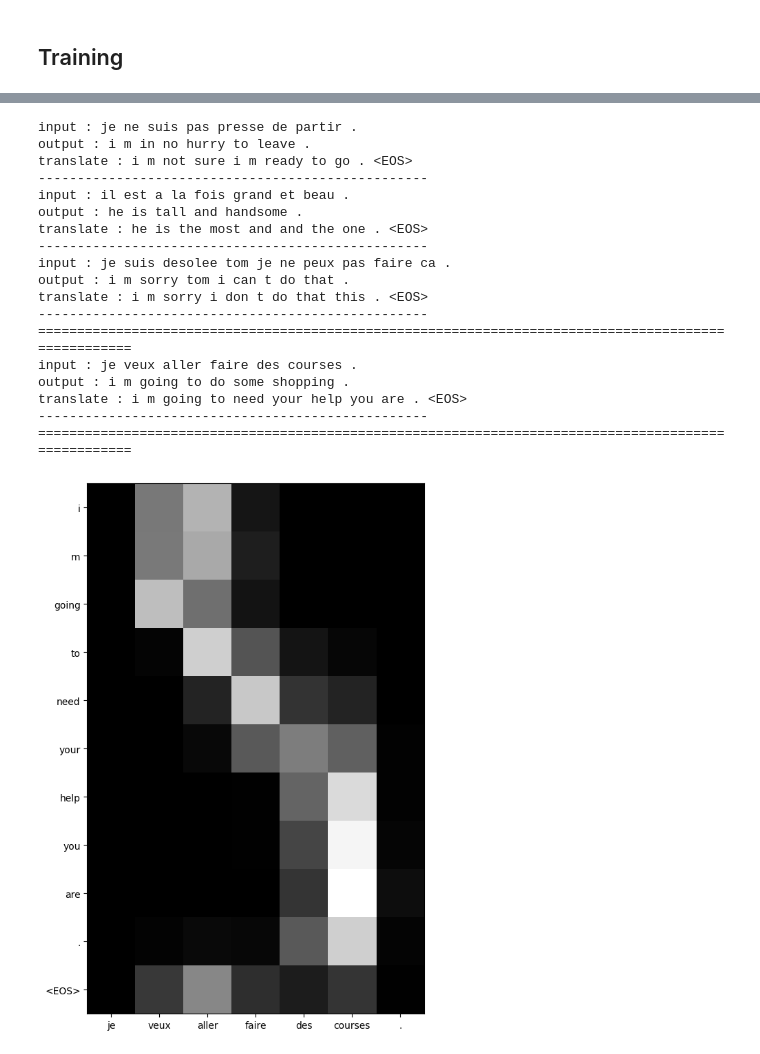
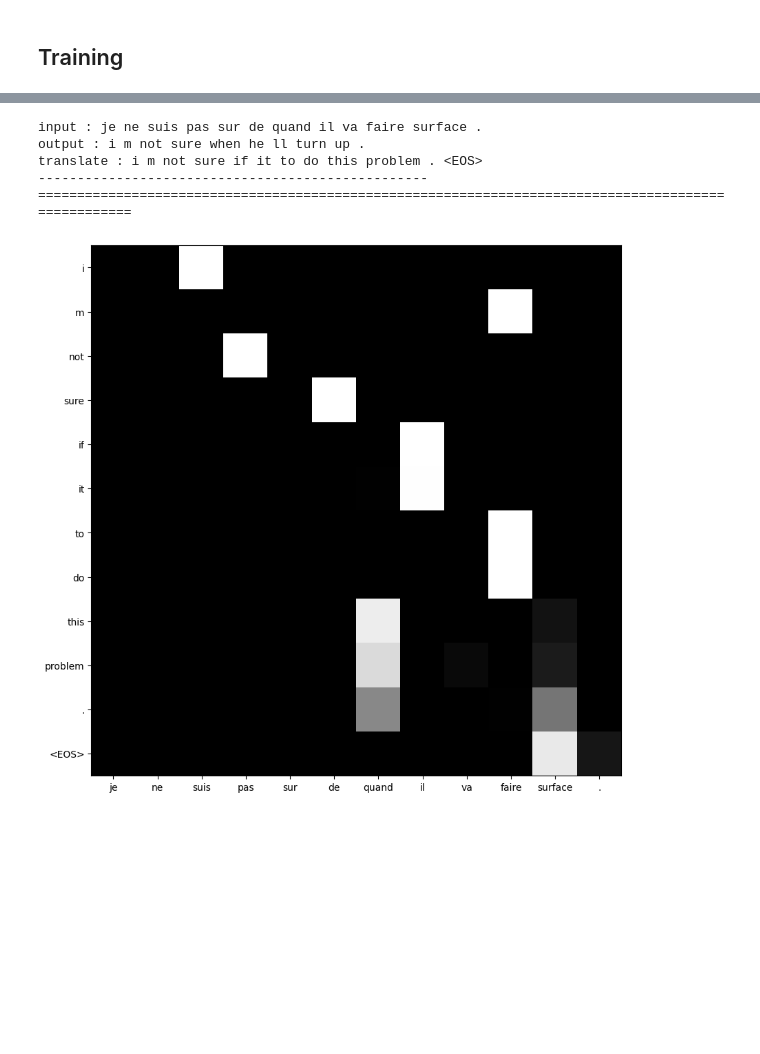
Before and after one commit to taimoon/deep-learning-note, a Jupyter notebook: SEQ2SEQ.ipynb, the cells around one changed output, grey strips where cells are left out. Cells and saved outputs as stored; diff of their text form; code cells hidden in the pictures; blank space fills up the shorter version.

```diff
--- a/SEQ2SEQ.ipynb
+++ b/SEQ2SEQ.ipynb
@@ -447,11 +541,9 @@ print(p)
 3424926
 # %%
 def init(enc_ctor,dec_ctor,model_checkpoint_pth):
-    hidden_size = 216
-    # hidden_size += 16
     max_lr = 0.1
-    encoder = enc_ctor(input_lang.n_words, hidden_size,1).to(device)
-    decoder = dec_ctor(hidden_size, output_lang.n_words,1).to(device)
+    encoder = enc_ctor().to(device)
+    decoder = dec_ctor().to(device)
     optimizer = optim.SGD(list(encoder.parameters()) + list(decoder.parameters()), lr=max_lr)
     init_checkpoint = {
         'device'            : device,
@@ -466,10 +558,7 @@ def init(enc_ctor,dec_ctor,model_checkpoint_pth):
     }
     torch.save(init_checkpoint,model_checkpoint_pth)
 
-def load(enc_ctor,dec_ctor,model_checkpoint_pth,force_init=False):
-    from os import path
-    if not path.exists(model_checkpoint_pth) or force_init:
-        init(enc_ctor,dec_ctor,model_checkpoint_pth)
+def load(enc_ctor,dec_ctor,model_checkpoint_pth):
     checkpoint = torch.load(model_checkpoint_pth,map_location=device)
 
     encoder = enc_ctor(**checkpoint['encoder kwargs']).to(device)
@@ -503,7 +592,13 @@ criterion = nn.CrossEntropyLoss()
 train_size = sum(len(dataset.dataset) for dataset in train_datasets)
 test_size = sum(len(dataset.dataset) for dataset in test_datasets)
 model_checkpoint_pth = 'model_checkpoint/seq2seq_RNN_bahdanau_small.pth'
-encoder,decoder,optimizer,train_loss_hist,test_loss_hist = load(Encoder_RNN,Bahdanau_Decoder,model_checkpoint_pth,False)
+# model_checkpoint_pth = 'model_checkpoint/seq2seq_RNN_luong_small.pth'
+hidden_size = 216
+enc_ctor = lambda: Encoder_RNN(input_lang.n_words, hidden_size,1)
+# dec_ctor = lambda: Luong_Decoder(hidden_size, output_lang.n_words,"dot",1)
+dec_ctor = lambda: Bahdanau_Decoder(hidden_size,output_lang.n_words,1)
+# init(enc_ctor,dec_ctor,model_checkpoint_pth)
+encoder,decoder,optimizer,train_loss_hist,test_loss_hist = load(Encoder_RNN,Bahdanau_Decoder,model_checkpoint_pth)
 # %%
 def train_iter(n = 10):
     for i in range(n):
@@ -525,18 +622,21 @@ def train_iter(n = 10):
 # %%
 def fn():
-    def helper(train_loss_hist,test_loss_hist,ax=plt,linestyle=None):
-        ax.plot(train_loss_hist,label='train',linestyle=linestyle)
-        ax.plot(test_loss_hist,label='test',linestyle=linestyle)
+    def helper(train_loss_hist,test_loss_hist,ax=plt,linestyle=None,name = ""):
+        ax.plot(train_loss_hist,label=name + ' train',linestyle=linestyle)
+        ax.plot(test_loss_hist,label=name + ' test',linestyle=linestyle)
 
     fig,ax = plt.subplots(1,1)
 
     *_,train_loss_hist,test_loss_hist = load(Encoder_RNN,Decoder_RNN,'model_checkpoint/seq2seq_RNN_small.pth')
-    helper(train_loss_hist,test_loss_hist,ax,linestyle = None)
+    helper(train_loss_hist,test_loss_hist,ax,linestyle = None,name="base")
+
+    *_,train_loss_hist,test_loss_hist = load(Encoder_RNN,Luong_Decoder,'model_checkpoint/seq2seq_RNN_luong_small.pth')
+    helper(train_loss_hist,test_loss_hist,ax,linestyle=':',name = "Luong")
 
     *_,train_loss_hist,test_loss_hist = load(Encoder_RNN,Bahdanau_Decoder,'model_checkpoint/seq2seq_RNN_bahdanau_small.pth')
-    helper(train_loss_hist,test_loss_hist,ax,linestyle=':')
+    helper(train_loss_hist,test_loss_hist,ax,linestyle='--',name="Bahdanau")
+
     ax.set_title("historical loss")
-
     ax.legend()
     fig.show()
 fn()
@@ -587,46 +687,35 @@ def random_pair(datasets):
 # %%
 def fn(datasets, load_fn, n = 3):
     encoder,decoder,*_ = load_fn()
     for _ in range(n):
         input_sent,target = random_pair(datasets)
         out_sent,attentions = predict(input_sent,encoder,decoder,MAX_LEN = 100)
 
 
         numpy_from = lambda t: t.cpu().detach().numpy() if isinstance(t,torch.Tensor) else t
         input_sent = numpy_from(input_sent)
         target = numpy_from(target)
         out_sent = numpy_from(out_sent)
         attentions = numpy_from(attentions)
         print("input :", input_lang.index2sent(input_sent))
         print("output :",output_lang.index2sent(target))
         print("translate :" ,output_lang.index2sent(out_sent))
         if len(attentions) != 0:
             visualize_attention(attentions,input_sent,out_sent)
         print('-'*50)
 
     print('='*100)
 
-load_f = lambda: load(Encoder_RNN,Decoder_RNN,"model_checkpoint/seq2seq_RNN_small.pth")
-fn(test_datasets,load_f)
-load_f = lambda: load(Encoder_RNN,Bahdanau_Decoder,"model_checkpoint/seq2seq_RNN_bahdanau_small.pth")
+# load_f = lambda: load(Encoder_RNN,Decoder_RNN,"model_checkpoint/seq2seq_RNN_small.pth")
+# fn(test_datasets,load_f,n=1)
+# load_f = lambda: load(Encoder_RNN,Bahdanau_Decoder,"model_checkpoint/seq2seq_RNN_bahdanau_small.pth")
+# fn(test_datasets,load_f,n=1)
+load_f = lambda: load(Encoder_RNN,Luong_Decoder,"model_checkpoint/seq2seq_RNN_luong_small.pth")
 fn(test_datasets,load_f,n=1)
 # %% [output]
-input : je ne suis pas presse de partir .
-output : i m in no hurry to leave .
-translate : i m not sure i m ready to go . <EOS>
---------------------------------------------------
-input : il est a la fois grand et beau .
-output : he is tall and handsome .
-translate : he is the most and and the one . <EOS>
---------------------------------------------------
-input : je suis desolee tom je ne peux pas faire ca .
-output : i m sorry tom i can t do that .
-translate : i m sorry i don t do that this . <EOS>
+input : je ne suis pas sur de quand il va faire surface .
+output : i m not sure when he ll turn up .
+translate : i m not sure if it to do this problem . <EOS>
 --------------------------------------------------
 ====================================================================================================
-input : je veux aller faire des courses .
-output : i m going to do some shopping .
-translate : i m going to need your help you are . <EOS>
---------------------------------------------------
-====================================================================================================
-[figure, old version]
+[figure, new version]
```
Also changed, not shown: parts of 12 cells of this notebook.
